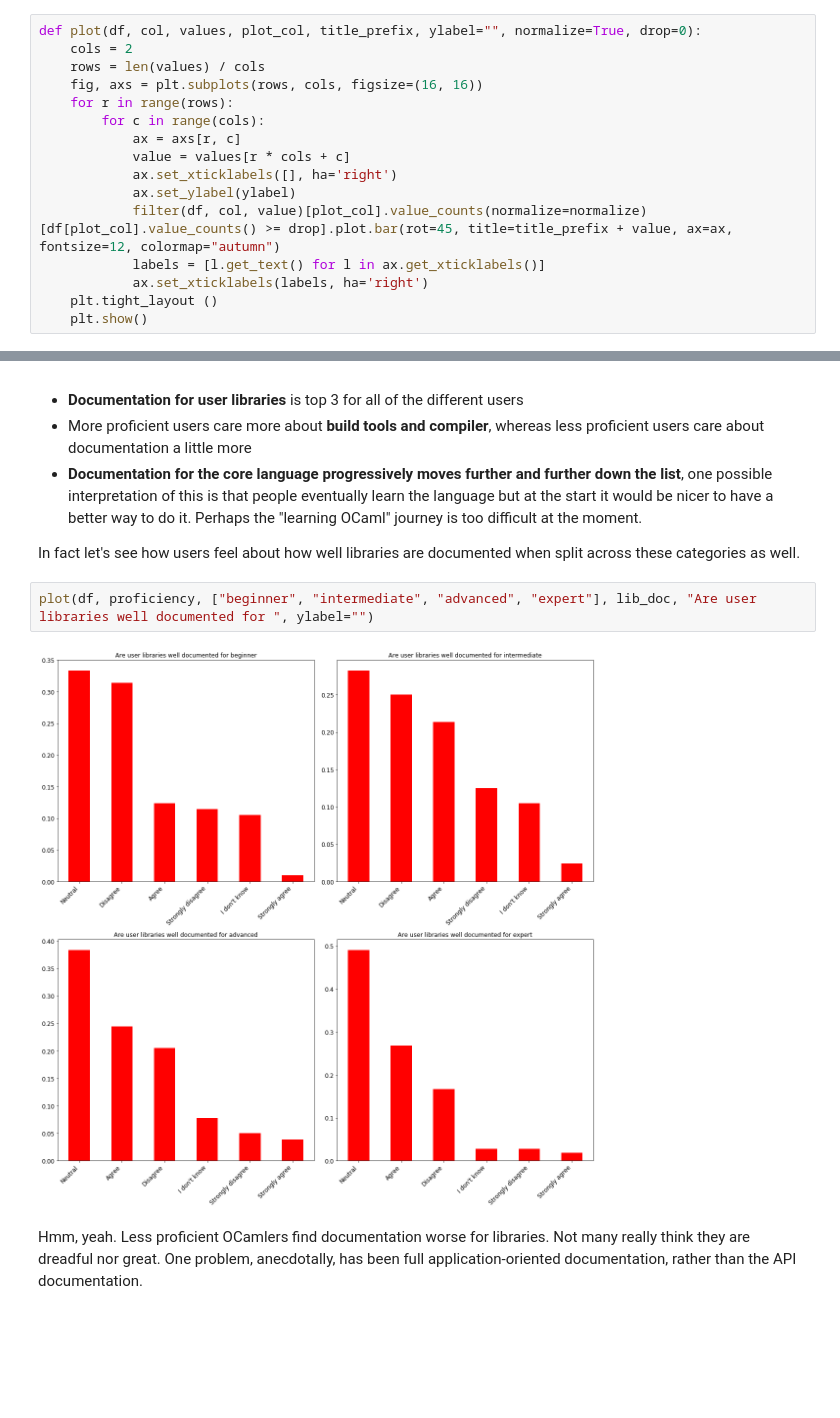
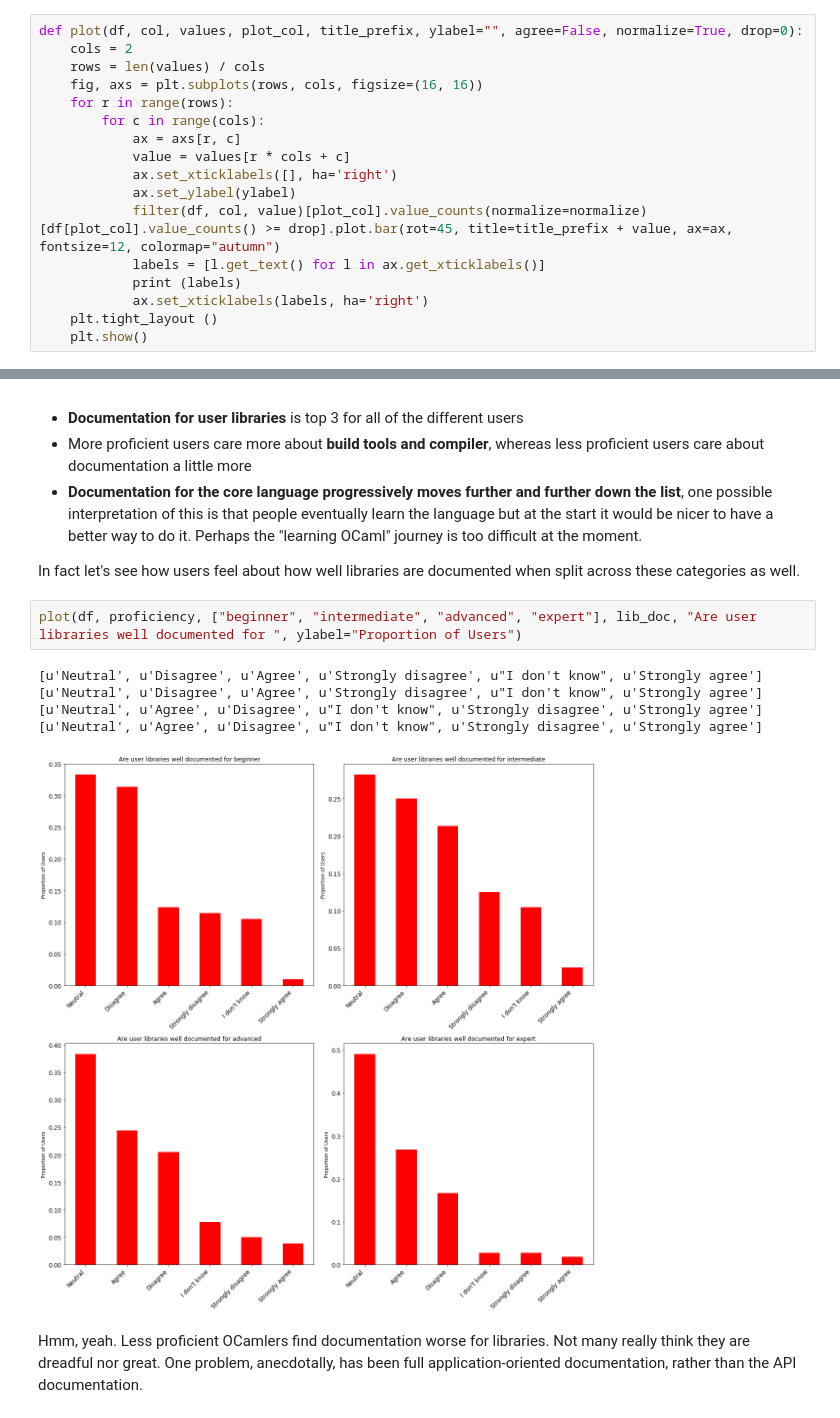
Before and after one commit to patricoferris/ocaml-survey-analysis, a Jupyter notebook: survey-analysis.ipynb, the cells around one changed output, grey strips where cells are left out. Cells and saved outputs as stored; diff of their text form; blank space fills up the shorter version.

Commit message:
update graphs

```diff
--- a/survey-analysis.ipynb
+++ b/survey-analysis.ipynb
@@ -43,7 +71,7 @@ def totals_and_proportions(df, col):
     print("\nProportions")
     print(df[col].value_counts(normalize=True))
 # %%
-def plot(df, col, values, plot_col, title_prefix, ylabel="", normalize=True, drop=0):
+def plot(df, col, values, plot_col, title_prefix, ylabel="", agree=False, normalize=True, drop=0):
     cols = 2
     rows = len(values) / cols
     fig, axs = plt.subplots(rows, cols, figsize=(16, 16))
@@ -55,6 +83,7 @@ def plot(df, col, values, plot_col, title_prefix, ylabel="", normalize=True, dro
             ax.set_ylabel(ylabel)
             filter(df, col, value)[plot_col].value_counts(normalize=normalize)[df[plot_col].value_counts() >= drop].plot.bar(rot=45, title=title_prefix + value, ax=ax, fontsize=12, colormap="autumn")
             labels = [l.get_text() for l in ax.get_xticklabels()]
+            print (labels)
             ax.set_xticklabels(labels, ha='right')
     plt.tight_layout ()
     plt.show()
@@ -122,9 +159,13 @@ Different, more useful, patterns emerge from the data when filtered by user type
 
 In fact let's see how users feel about how well libraries are documented when split across these categories as well.
 # %%
-plot(df, proficiency, ["beginner", "intermediate", "advanced", "expert"], lib_doc, "Are user libraries well documented for ", ylabel="")
+plot(df, proficiency, ["beginner", "intermediate", "advanced", "expert"], lib_doc, "Are user libraries well documented for ", ylabel="Proportion of Users")
 # %% [output]
+[u'Neutral', u'Disagree', u'Agree', u'Strongly disagree', u"I don't know", u'Strongly agree']
+[u'Neutral', u'Disagree', u'Agree', u'Strongly disagree', u"I don't know", u'Strongly agree']
+[u'Neutral', u'Agree', u'Disagree', u"I don't know", u'Strongly disagree', u'Strongly agree']
+[u'Neutral', u'Agree', u'Disagree', u"I don't know", u'Strongly disagree', u'Strongly agree']
-[figure, old version]
+[figure, new version]
 # %% [markdown]
 Hmm, yeah. Less proficient OCamlers find documentation worse for libraries. Not many really think they are dreadful nor great. One problem, anecdotally, has been full application-oriented documentation, rather than the API documentation.
 # %% [markdown]
```
Also changed, not shown: parts of 27 cells of this notebook.
